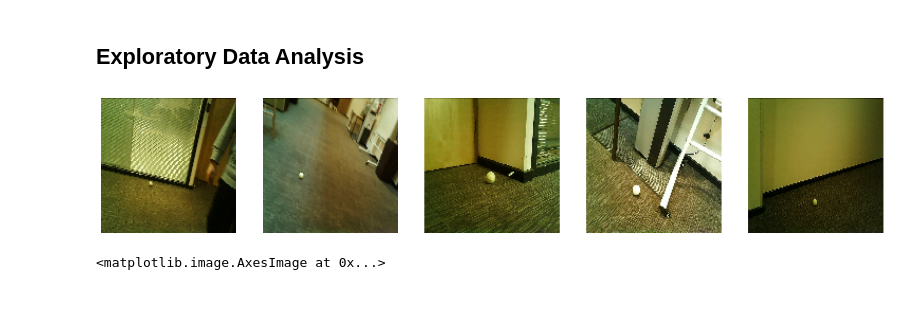
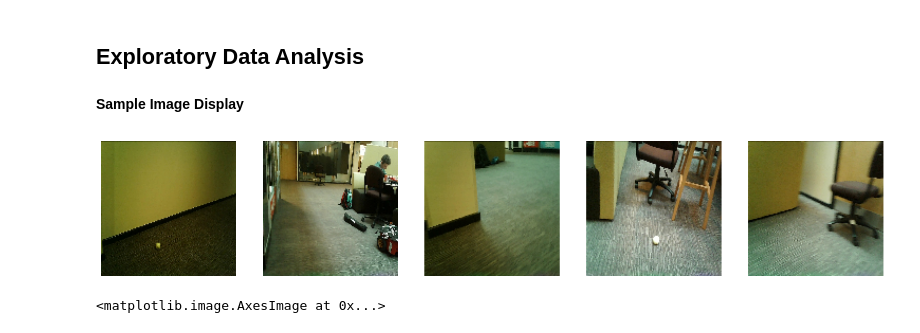
Before and after one commit to ALejandroCh17/Tennis-Ball-Robot, a Jupyter notebook: rally_rover_tennis_ball_detector.ipynb, the cells around one changed output. Cells and saved outputs as stored; diff of their text form; code cells hidden in the pictures; blank space fills up the shorter version.

```diff
--- a/rally_rover_tennis_ball_detector.ipynb
+++ b/rally_rover_tennis_ball_detector.ipynb
@@ -27,19 +35,25 @@ import random
+# %% [markdown]
+**Sample Image Display**
+# %%
+# Gather all image paths from the folders
+all_image_paths = []
+for folder in folders:
+    for image_name in os.listdir(folder):
+        all_image_paths.append(os.path.join(folder, image_name))
+# %%
+# Select 5 random images from the entire dataset
+selected_image_paths = random.sample(all_image_paths, 5)
 # %%
-# Print 5 random images
-image_directory = '/content/drive/My Drive/Capstone Dataset/Binary Tennis Ball Classification/test/balls/'
-image_files = os.listdir(image_directory)
-selected_images = random.sample(image_files, 5)
-
+# Plot the selected images
 plt.figure(figsize=(20, 4))
-for i, image_file in enumerate(selected_images):
-    img_path = os.path.join(image_directory, image_file)
-    img = load_img(img_path, color_mode='rgb', target_size=(128, 128))
+for i, img_path in enumerate(selected_image_paths):
+    img = load_img(img_path, color_mode='rgb', target_size=(128, 128))  # Load and resize the image
     plt.subplot(1, 5, i + 1)
     plt.imshow(img)
     plt.axis('off')
 plt.show()
 # %% [output]
-[figure, old version]
+[figure, new version]
 # %%
 # Showing no ball image
 img = load_img('/content/drive/My Drive/Capstone Dataset/Binary Tennis Ball Classification/test/empty/empty517.jpg', color_mode='rgb', target_size=(128,128))
```
Also changed, not shown: parts of 15 cells of this notebook.
